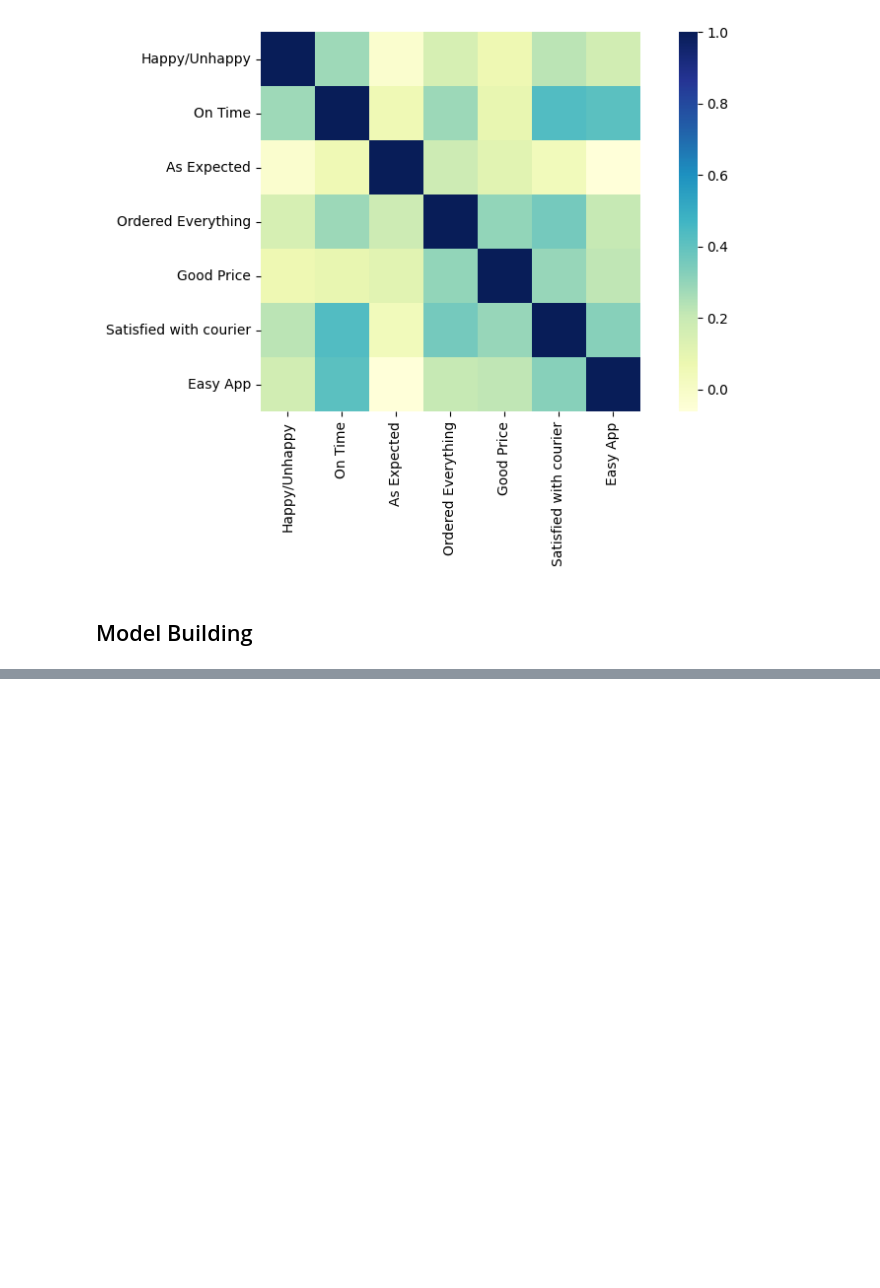
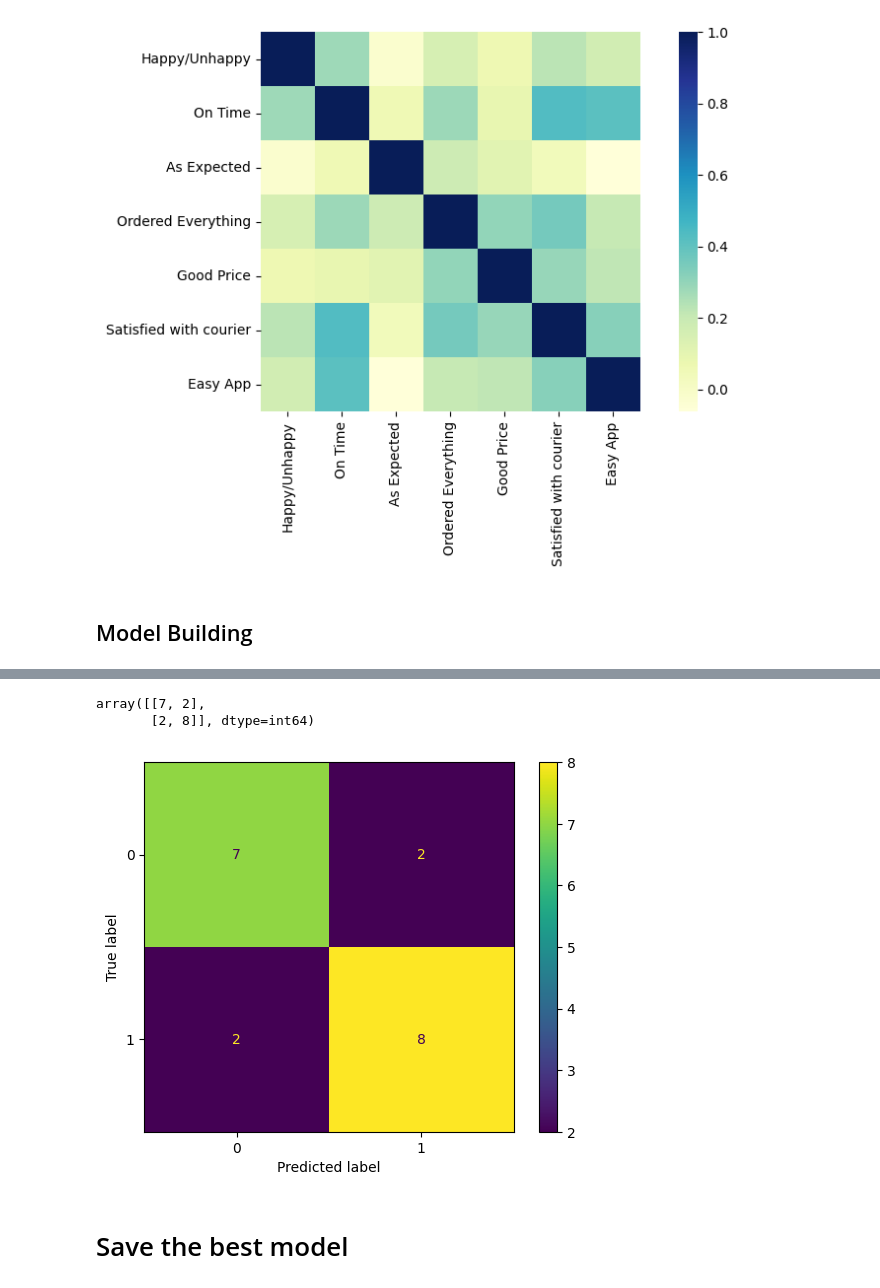
Before and after one commit to m-odeh/Happiness-Insight, a Jupyter notebook: happy customer feedback.ipynb, the cells around one changed output, grey strips where cells are left out. Saved outputs shown, nothing was run; the diff lists cells and outputs as text; code cells hidden in the pictures; blank space fills up the shorter version.

```diff
--- a/happy customer feedback.ipynb
+++ b/happy customer feedback.ipynb
@@ -233,0 +564,12 @@ Accuracy: 0.5789473684210527
+# %%
+# preparing the data
+x=feedback.drop(['Happy/Unhappy'], axis=1)
+y=feedback['Happy/Unhappy']
+X_train, X_test, y_train, y_test = train_test_split(x,y,test_size=0.15,random_state=0) # 70% training and 30% test
+# %%
+#Create a svm Classifier; best model
+clf = svm.SVC(kernel='linear',C = 1,gamma = 'scale' ,random_state=10) # Linear Kernel
+clf.fit(X_train, y_train)
+y_pred = clf.predict(X_test)
+print("Accuracy:",metrics.accuracy_score(y_test, y_pred))
+print("F1 Score:",metrics.f1_score(y_test, y_pred))
@@ -233,0 +590,16 @@ Accuracy: 0.5789473684210527
+# %%
+confusion_matrix = metrics.confusion_matrix(y_test,y_pred)
+# %%
+confusion_matrix
+# %% [output]
+array([[7, 2],
+       [2, 8]], dtype=int64)
+# %%
+cm_display = metrics.ConfusionMatrixDisplay(confusion_matrix = confusion_matrix, display_labels = [0, 1])
+# %%
+cm_display.plot()
+plt.show()
+# %% [output]
+[figure, added]
+# %% [markdown]
+# Save the best model
```
Also changed, not shown: parts of 49 cells of this notebook, 4 other files.
